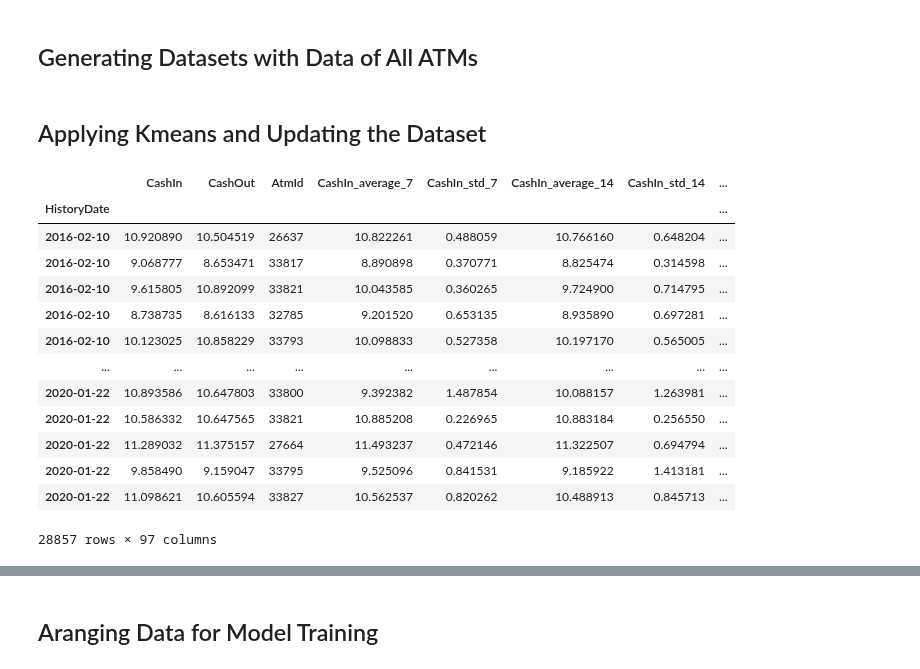
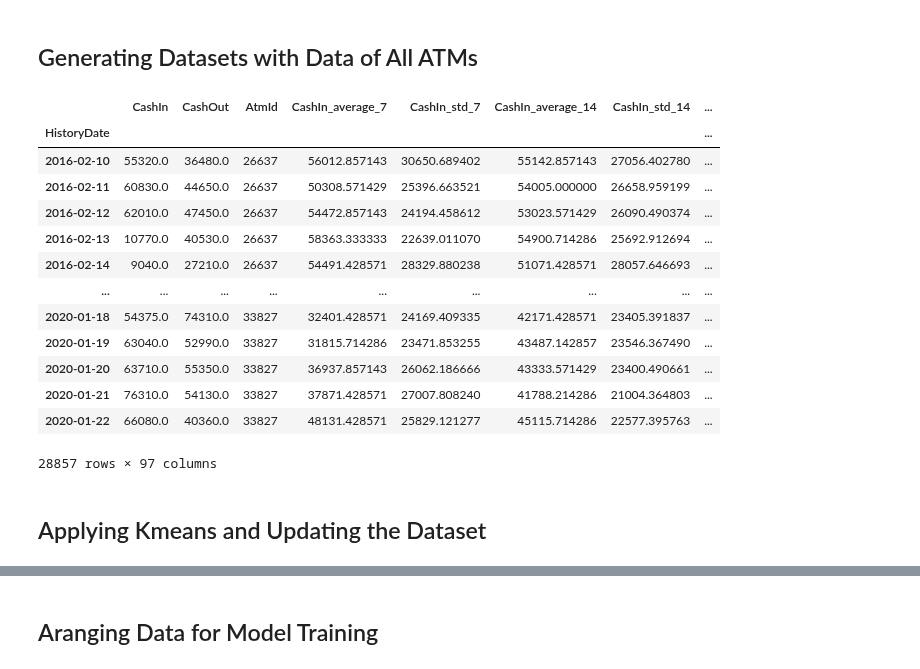
Before and after one commit to CahidArda/data-science-intenship-study, a Jupyter notebook: notebooks/tabTransformer/clustering.ipynb, the cells around one changed output, grey strips where cells are left out. Cells and saved outputs as stored; diff of their text form; code cells hidden in the pictures.

Commit message:
Add helper methods and add month of the year index feature
New helper methods are get_day_of_the_week_clustering_df, get_cluster, get_all_atms_feature_set

```diff
--- a/notebooks/tabTransformer/clustering.ipynb
+++ b/notebooks/tabTransformer/clustering.ipynb
@@ -32,51 +52,41 @@ Int64Index([ 26637,  27687,  27663,  33817,  33821,  27651,  32785,  33793,
 # %%
-CLUSTER_WITH = 'CashIn'
+def get_all_atms_feature_set(df, atm_ids=None, first_n=None):
+    assert atm_ids != None or (atm_ids == None and first_n != None), "You must provide atm_ids or first_n parameter"
 
-clustering_df = pd.DataFrame(dtype='float64')
-feature_sets = []
-atmIds = df['AtmId'].value_counts()[:20].index
+    if atm_ids == None:
+        atm_ids = df['AtmId'].value_counts()[:first_n].index
 
+    feature_sets = []
 
-for atmId in atmIds:
-    atm_df = get_atm(df, atmId)
-    atm_df = atm_df[:-135]
-    atm_df = clean_data(atm_df, drop_zeros=True)
+    for atm_id in atm_ids:
+        atm_df = get_atm(df, atm_id)
+        atm_df = atm_df[:-135]
+        atm_df = clean_data(atm_df, drop_zeros=True)
 
-    for target in ['CashIn', 'CashOut']:
-        atm_df[target] = np.log(atm_df[target] + 1e-6)
+        day_of_the_week_index = get_day_of_the_week_index(atm_df.index)
 
-    day_of_the_week_index = get_day_of_the_week_index(atm_df.index)
+        atm_df['AtmId'] = atm_id
+        feature_set = get_feature_sets(atm_df, ['CashIn', 'CashOut'])
+        feature_sets.append(feature_set)
 
-    for i in range(7):
-        clustering_df.loc[atmId, i] = atm_df.loc[day_of_the_week_index[day_of_the_week_index == i].index].mean()[CLUSTER_WITH]
-
-    atm_df['AtmId'] = atmId
-    feature_set = get_feature_sets(atm_df, ['CashIn', 'CashOut'])
-    feature_sets.append(feature_set)
-
-all_atms_feature_set = pd.concat(feature_sets, axis=0)
+    return pd.concat(feature_sets, axis=0)
+# %%
+all_atms_feature_set = get_all_atms_feature_set(df, first_n = 20)
+all_atms_feature_set
+# %% [output]
+|  | CashIn | CashOut | AtmId | CashIn_average_7 | CashIn_std_7 | CashIn_average_14 | CashIn_std_14 | ... |
+| HistoryDate |  |  |  |  |  |  |  | ... |
+| 2016-02-10 | 55320.0 | 36480.0 | 26637 | 56012.857143 | 30650.689402 | 55142.857143 | 27056.402780 | ... |
+| 2016-02-11 | 60830.0 | 44650.0 | 26637 | 50308.571429 | 25396.663521 | 54005.000000 | 26658.959199 | ... |
+| 2016-02-12 | 62010.0 | 47450.0 | 26637 | 54472.857143 | 24194.458612 | 53023.571429 | 26090.490374 | ... |
+| 2016-02-13 | 10770.0 | 40530.0 | 26637 | 58363.333333 | 22639.011070 | 54900.714286 | 25692.912694 | ... |
+| 2016-02-14 | 9040.0 | 27210.0 | 26637 | 54491.428571 | 28329.880238 | 51071.428571 | 28057.646693 | ... |
+| ... | ... | ... | ... | ... | ... | ... | ... | ... |
+| 2020-01-18 | 54375.0 | 74310.0 | 33827 | 32401.428571 | 24169.409335 | 42171.428571 | 23405.391837 | ... |
+| 2020-01-19 | 63040.0 | 52990.0 | 33827 | 31815.714286 | 23471.853255 | 43487.142857 | 23546.367490 | ... |
+| 2020-01-20 | 63710.0 | 55350.0 | 33827 | 36937.857143 | 26062.186666 | 43333.571429 | 23400.490661 | ... |
+| 2020-01-21 | 76310.0 | 54130.0 | 33827 | 37871.428571 | 27007.808240 | 41788.214286 | 21004.364803 | ... |
+| 2020-01-22 | 66080.0 | 40360.0 | 33827 | 48131.428571 | 25829.121277 | 45115.714286 | 22577.395763 | ... |
+28857 rows × 97 columns
 # %% [markdown]
 ## Applying Kmeans and Updating the Dataset
-# %%
-kmeans = KMeans(n_clusters=7, random_state=0).fit(softmax(np.log(clustering_df.to_numpy()), axis=1))
-
-d = {atmId:label for atmId, label in zip(atmIds, kmeans.labels_)}
-
-all_atms_feature_set['ClusterId'] = all_atms_feature_set['AtmId'].map(d)
-all_atms_feature_set.sort_index(inplace = True)
-all_atms_feature_set
-# %% [output]
-|  | CashIn | CashOut | AtmId | CashIn_average_7 | CashIn_std_7 | CashIn_average_14 | CashIn_std_14 | ... |
-| HistoryDate |  |  |  |  |  |  |  | ... |
-| 2016-02-10 | 10.920890 | 10.504519 | 26637 | 10.822261 | 0.488059 | 10.766160 | 0.648204 | ... |
-| 2016-02-10 | 9.068777 | 8.653471 | 33817 | 8.890898 | 0.370771 | 8.825474 | 0.314598 | ... |
-| 2016-02-10 | 9.615805 | 10.892099 | 33821 | 10.043585 | 0.360265 | 9.724900 | 0.714795 | ... |
-| 2016-02-10 | 8.738735 | 8.616133 | 32785 | 9.201520 | 0.653135 | 8.935890 | 0.697281 | ... |
-| 2016-02-10 | 10.123025 | 10.858229 | 33793 | 10.098833 | 0.527358 | 10.197170 | 0.565005 | ... |
-| ... | ... | ... | ... | ... | ... | ... | ... | ... |
-| 2020-01-22 | 10.893586 | 10.647803 | 33800 | 9.392382 | 1.487854 | 10.088157 | 1.263981 | ... |
-| 2020-01-22 | 10.586332 | 10.647565 | 33821 | 10.885208 | 0.226965 | 10.883184 | 0.256550 | ... |
-| 2020-01-22 | 11.289032 | 11.375157 | 27664 | 11.493237 | 0.472146 | 11.322507 | 0.694794 | ... |
-| 2020-01-22 | 9.858490 | 9.159047 | 33795 | 9.525096 | 0.841531 | 9.185922 | 1.413181 | ... |
-| 2020-01-22 | 11.098621 | 10.605594 | 33827 | 10.562537 | 0.820262 | 10.488913 | 0.845713 | ... |
-28857 rows × 97 columns
```
Also changed, not shown: parts of 12 cells of this notebook, 1 other file.
